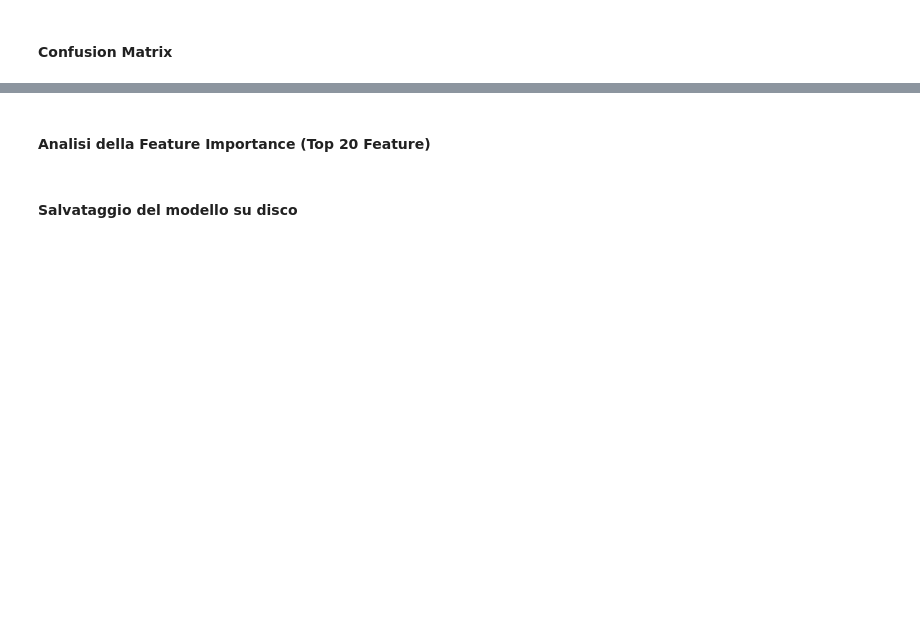
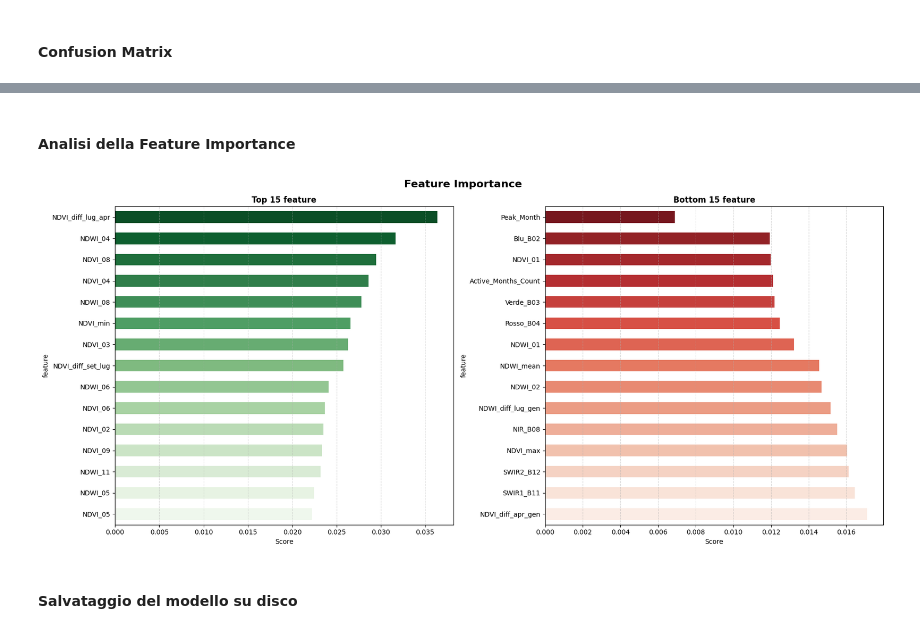
Before and after one commit to SimoRinaldi/crop-spatial-classification, a Jupyter notebook: notebooks/04_fit_random_forest.ipynb, the cells around one changed output, grey strips where cells are left out. Cells and saved outputs as stored; diff of their text form; code cells hidden in the pictures; blank space fills up the shorter version.

```diff
--- a/notebooks/04_fit_random_forest.ipynb
+++ b/notebooks/04_fit_random_forest.ipynb
@@ -248,57 +312,59 @@ plt.show()
 # %% [markdown]
-#### Analisi della Feature Importance (Top 20 Feature)
+#### Analisi della Feature Importance
 # %%
 import matplotlib.pyplot as plt
 import seaborn as sns
 import pandas as pd
 
-# 1. Creazione del DataFrame ordinato in modo decrescente
+# creazione del DataFrame ordinato in modo decrescente
 feature_importance_df = pd.DataFrame({
-    "Feature": features,
-    "Importance": model.feature_importances_
-}).sort_values(by="Importance", ascending=False)
+    "feature": features,
+    "importance": model.feature_importances_
+}).sort_values(by="importance", ascending=False)
 
-# 2. Selezione dei due gruppi (n = 15)
-n_features = 15
-top_features = feature_importance_df.head(n_features)
-# Per le bottom invertiamo l'ordine per avere la meno importante in cima alla lista
-bottom_features = feature_importance_df.tail(n_features).sort_values(by="Importance", ascending=True)
+N_FEATURES = 15
 
-# 3. Creazione della figura a due pannelli
+top_features = feature_importance_df.head(N_FEATURES)
+bottom_features = feature_importance_df.tail(N_FEATURES).sort_values(by="importance", ascending=True)
+
 fig, axes = plt.subplots(1, 2, figsize=(18, 8))
 
-# Subplot 1: Top 15 (Verde/Viridis)
+fig.suptitle("Feature Importance", fontsize=16, fontweight="bold")
+
+# subplot 1: top features
 sns.barplot(
     data=top_features,
-    x="Importance",
-    y="Feature",
-    hue="Feature",
-    palette="viridis",
+    x="importance",
+    y="feature",
+    hue="feature",
+    palette="Greens_r",
+    width=0.55,
     legend=False,
     ax=axes[0]
 )
-axes[0].set_title(f"Top {n_features} Feature (Decision Drivers)", fontsize=14, fontweight="bold", pad=12)
-axes[0].set_xlabel("Importanza relativa (Gini Importance)", fontsize=11, labelpad=8)
-axes[0].set_ylabel("Feature spettrale / temporale", fontsize=11)
+axes[0].set_title(f"Top {N_FEATURES} feature", fontweight="bold")
+axes[0].set_xlabel("Score")
 axes[0].grid(axis="x", linestyle="--", alpha=0.5)
 
-# Subplot 2: Bottom 15 (Tonalità rossa/calda per evidenziare lo scarto)
+# subplot 2: bottom features
 sns.barplot(
     data=bottom_features,
-    x="Importance",
-    y="Feature",
-    hue="Feature",
-    palette="rocket",
+    x="importance",
+    y="feature",
+    hue="feature",
+    palette="Reds_r",
+    width=0.55,
     legend=False,
     ax=axes[1]
 )
-axes[1].set_title(f"Bottom {n_features} Feature (Candidate per Pruning)", fontsize=14, fontweight="bold", pad=12)
-axes[1].set_xlabel("Importanza relativa (Gini Importance)", fontsize=11, labelpad=8)
-axes[1].set_ylabel("")  # Rimuoviamo la label Y per pulizia visiva
+axes[1].set_title(f"Bottom {N_FEATURES} feature", fontweight="bold")
+axes[1].set_xlabel("Score")
 axes[1].grid(axis="x", linestyle="--", alpha=0.5)
 
 plt.tight_layout()
 plt.show()
+# %% [output]
+[figure, added]
 # %% [markdown]
 #### Salvataggio del modello su disco
 # %%
```
Also changed, not shown: parts of 8 cells of this notebook.
